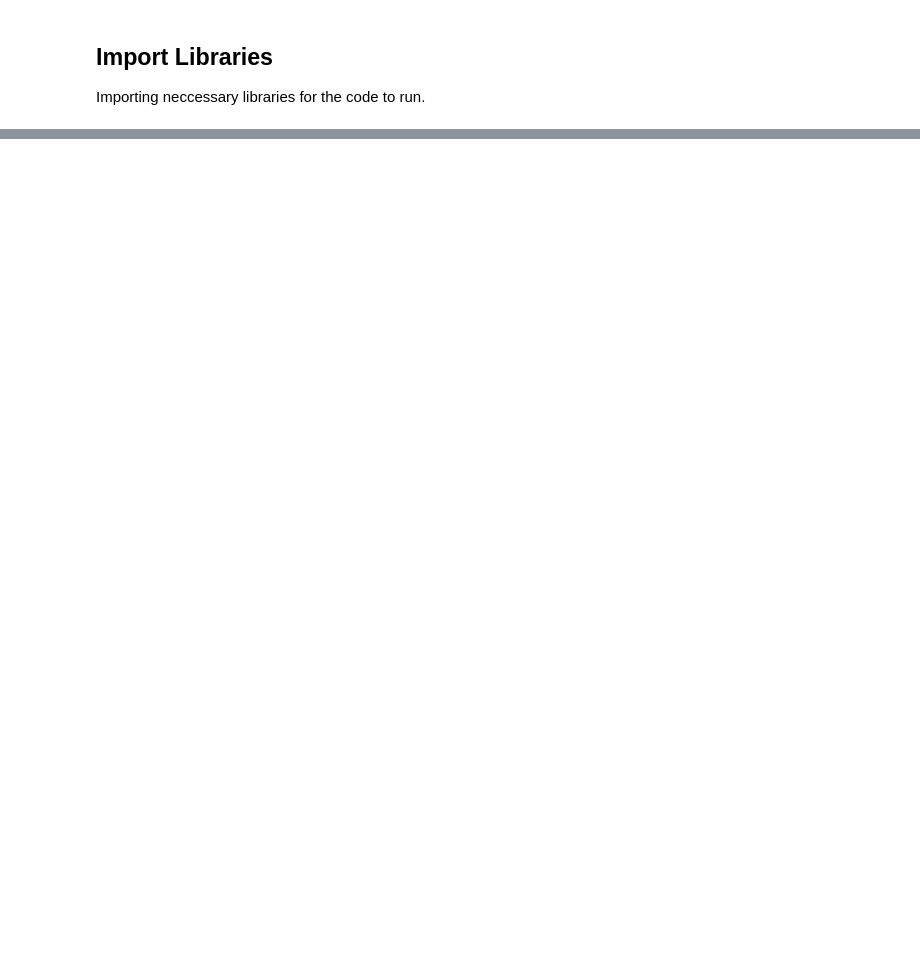
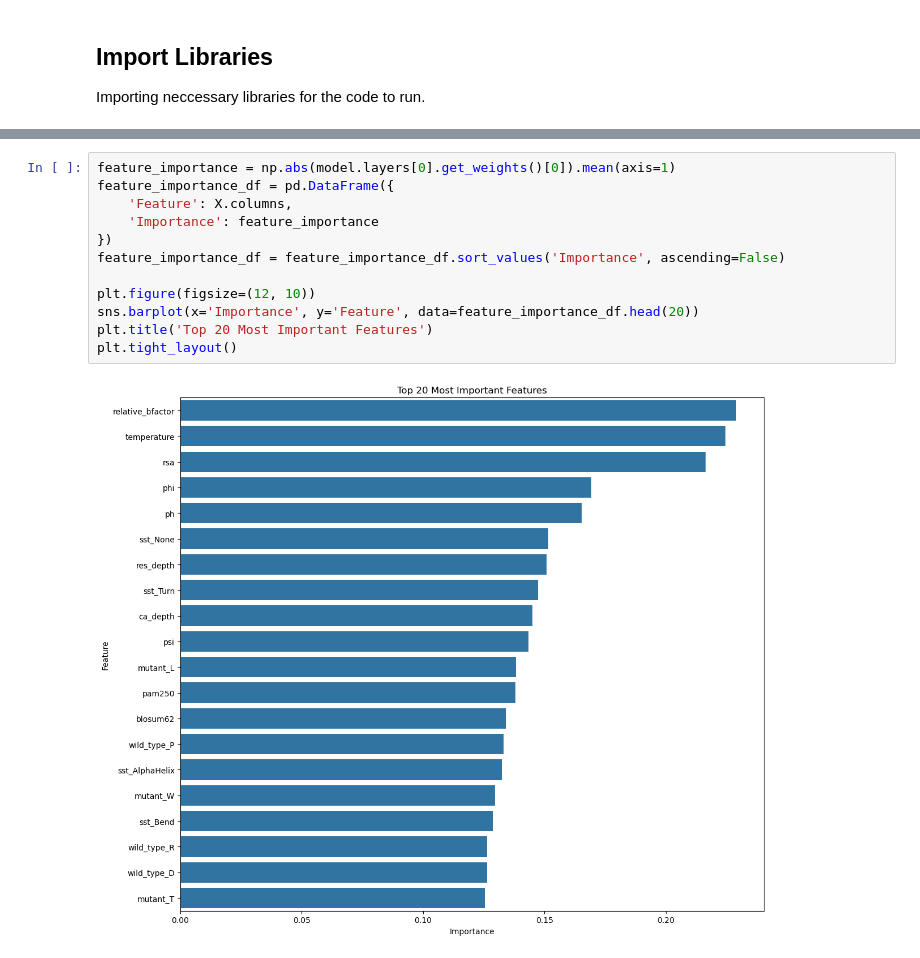
Before and after one commit to parthkhurana07/ProteinStabilityPredictor, a Jupyter notebook: stability_predictor.ipynb, the cells around one changed output, grey strips where cells are left out. Drawn from its saved outputs; the diff is of its cells as text; blank space fills up the shorter version.

```diff
--- a/stability_predictor.ipynb
+++ b/stability_predictor.ipynb
@@ -161,0 +380,14 @@ plt.tight_layout()
+# %%
+feature_importance = np.abs(model.layers[0].get_weights()[0]).mean(axis=1)
+feature_importance_df = pd.DataFrame({
+    'Feature': X.columns,
+    'Importance': feature_importance
+})
+feature_importance_df = feature_importance_df.sort_values('Importance', ascending=False)
+
+plt.figure(figsize=(12, 10))
+sns.barplot(x='Importance', y='Feature', data=feature_importance_df.head(20))
+plt.title('Top 20 Most Important Features')
+plt.tight_layout()
+# %% [output]
+[figure, added]
```
Also changed, not shown: parts of 15 cells of this notebook.
